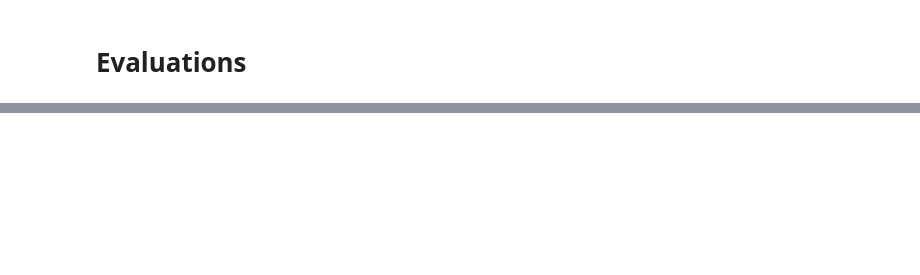
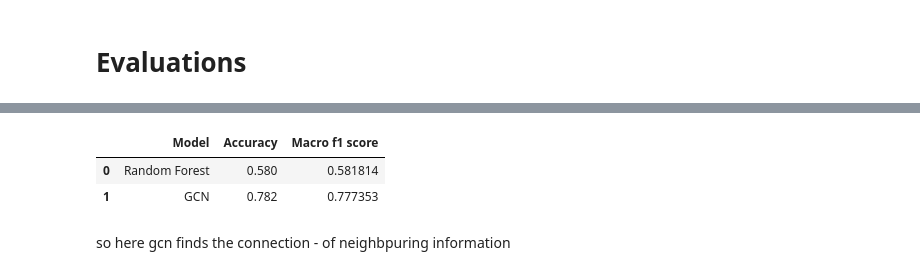
Before and after one commit to ultriti/research-topic-classification-gnn-pipeline, a Jupyter notebook: model_training.ipynb, the cells around one changed output, grey strips where cells are left out. Saved outputs shown, nothing was run; the diff lists cells and outputs as text; code cells hidden in the pictures; blank space fills up the shorter version.

```diff
--- a/model_training.ipynb
+++ b/model_training.ipynb
@@ -196,0 +389,13 @@ array([0, 4, 2, 2, 2, 3, 2, 2, 4, 2, 2, 2, 2, 2, 2, 2, 2, 4, 3, 2, 4, 2,
+# %%
+results = pd.DataFrame({
+    "Model":["Random Forest","GCN"],
+    "Accuracy": [rf_accuracy,gcn_accuracy],
+    "Macro f1 score": [rf_f1_score,gcn_f1]
+})
+results
+# %% [output]
+|  | Model | Accuracy | Macro f1 score |
+| 0 | Random Forest | 0.580 | 0.581814 |
+| 1 | GCN | 0.782 | 0.777353 |
+# %% [markdown]
+so here gcn finds the connection - of neighbpuring information
```
Also changed, not shown: parts of 24 cells of this notebook.
